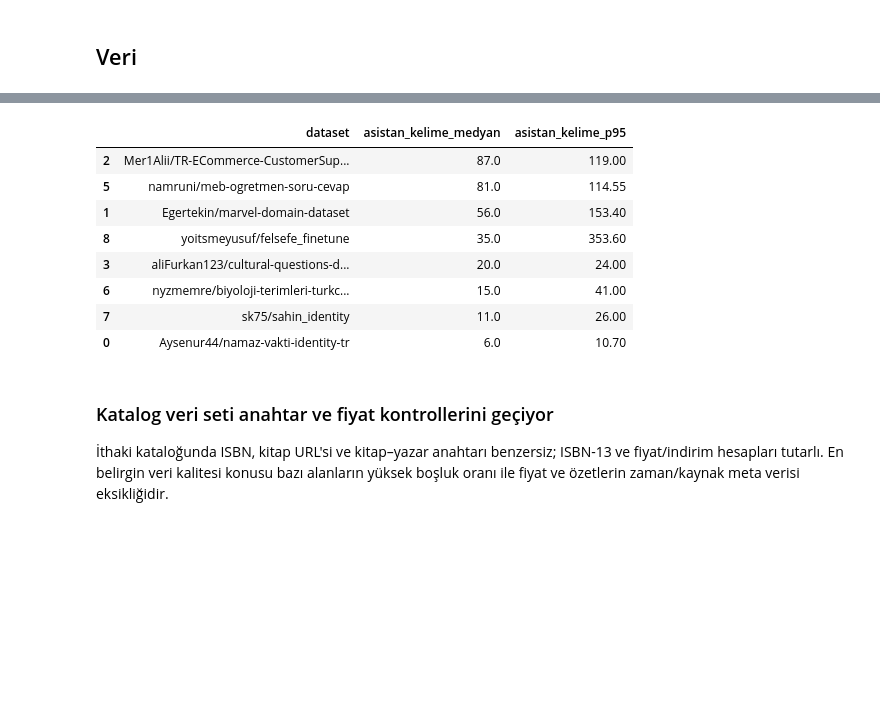
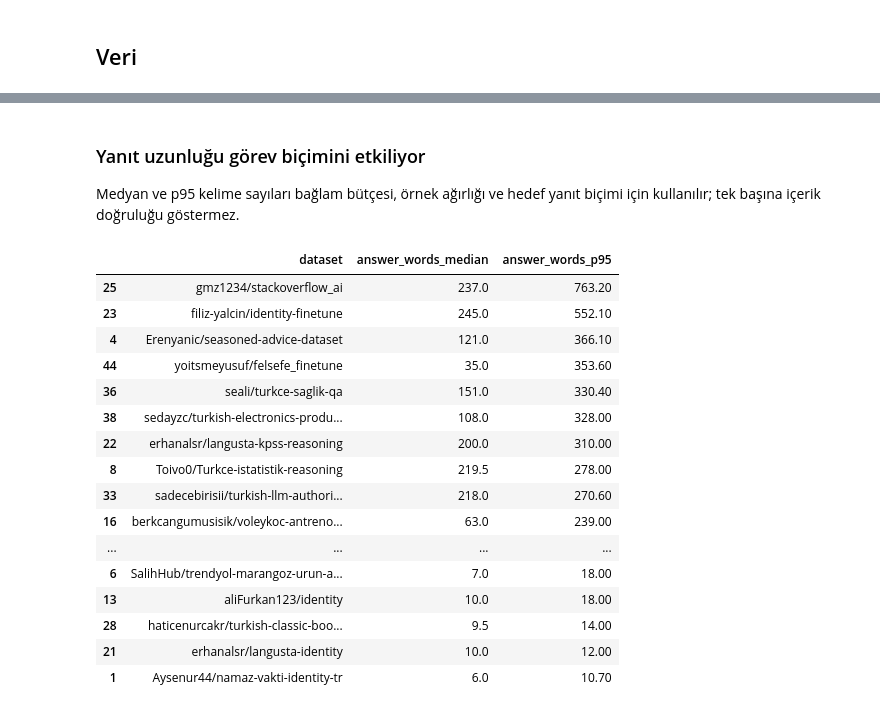
Before and after one commit to BilalAbic/huggingface-dataset-analizi, a Jupyter notebook: notebook/huggingface_dataset_quality_analysis.ipynb, the cells around one changed output, grey strips where cells are left out. Drawn from its saved outputs; the diff is of its cells as text; code cells hidden in the pictures; blank space fills up the shorter version.

```diff
--- a/notebook/huggingface_dataset_quality_analysis.ipynb
+++ b/notebook/huggingface_dataset_quality_analysis.ipynb
@@ -52,16 +100,25 @@ for item in profiles:
     scan = profile.get("text_scan", {})
     summary_rows.append({
         "dataset": item["dataset_id"],
-        "satır": profile["row_count"],
-        "biçim": profile["data_shape"],
-        "birebir_tekrar": profile["exact_duplicate_rows"],
-        "istem_tekrar_%": round(100 * profile.get("user_prompt_duplicates", {}).get("duplicate_rate", 0), 1),
-        "cevap_tekrar_%": round(100 * profile.get("assistant_answer_duplicates", {}).get("duplicate_rate", 0), 1),
+        "contributor": item.get("contributor"),
+        "rows": profile["row_count"],
+        "shape": profile["data_shape"],
+        "exact_duplicates": profile.get("exact_duplicate_rows", 0),
+        "prompt_duplicates_%": round(100 * profile.get("user_prompt_duplicates", {}).get("duplicate_rate", 0), 2),
+        "answer_duplicates_%": round(100 * profile.get("assistant_answer_duplicates", {}).get("duplicate_rate", 0), 2),
         "thinking": profile.get("nonempty_thinking_messages", 0),
-        "metin_null": profile.get("string_encoded_null_fields", 0),
-        "zaman_eşleşmesi": scan.get("time_sensitive_matches", 0),
-        "asistan_kelime_medyan": profile.get("assistant_word_length", {}).get("median"),
-        "asistan_kelime_p95": profile.get("assistant_word_length", {}).get("p95"),
+        "string_nulls": profile.get("string_encoded_null_fields", 0),
+        "time_sensitive_matches": scan.get("time_sensitive_matches", 0),
+        "answer_words_median": profile.get("assistant_word_length", {}).get("median"),
+        "answer_words_p95": profile.get("assistant_word_length", {}).get("p95"),
+        "json_answers": profile.get("structured_answers", {}).get("json_parsable_answers", 0),
+        "json_like_broken": profile.get("structured_answers", {}).get("json_like_but_unparsable_answers", 0),
+        "conflicting_prompt_families": profile.get("answer_families", {}).get(
+            "prompt_families_with_conflicting_answers", 0
+        ),
+        "cross_split_duplicate_rows": profile.get("split_integrity", {}).get(
+            "cross_split_duplicate_rows", 0
+        ),
     })
 
 summary = pd.DataFrame(summary_rows).sort_values("dataset").reset_index(drop=True)
@@ -133,19 +208,28 @@ Medyan ve yüzde 95 (p95) asistan yanıt uzunlukları, kısa sözlük açıklama
+# %% [markdown]
+### Yanıt uzunluğu görev biçimini etkiliyor
+
+Medyan ve p95 kelime sayıları bağlam bütçesi, örnek ağırlığı ve hedef
+yanıt biçimi için kullanılır; tek başına içerik doğruluğu göstermez.
 # %%
 summary.loc[
-    summary["biçim"] == "conversation",
-    ["dataset", "asistan_kelime_medyan", "asistan_kelime_p95"],
-].sort_values("asistan_kelime_medyan", ascending=False)
+    summary["answer_words_median"].notna(),
+    ["dataset", "answer_words_median", "answer_words_p95"],
+].sort_values("answer_words_p95", ascending=False)
 # %% [output]
-|  | dataset | asistan_kelime_medyan | asistan_kelime_p95 |
-| 2 | Mer1Alii/TR-ECommerce-CustomerSup... | 87.0 | 119.00 |
-| 5 | namruni/meb-ogretmen-soru-cevap | 81.0 | 114.55 |
-| 1 | Egertekin/marvel-domain-dataset | 56.0 | 153.40 |
-| 8 | yoitsmeyusuf/felsefe_finetune | 35.0 | 353.60 |
-| 3 | aliFurkan123/cultural-questions-d... | 20.0 | 24.00 |
-| 6 | nyzmemre/biyoloji-terimleri-turkc... | 15.0 | 41.00 |
-| 7 | sk75/sahin_identity | 11.0 | 26.00 |
-| 0 | Aysenur44/namaz-vakti-identity-tr | 6.0 | 10.70 |
+|  | dataset | answer_words_median | answer_words_p95 |
+| 25 | gmz1234/stackoverflow_ai | 237.0 | 763.20 |
+| 23 | filiz-yalcin/identity-finetune | 245.0 | 552.10 |
+| 4 | Erenyanic/seasoned-advice-dataset | 121.0 | 366.10 |
+| 44 | yoitsmeyusuf/felsefe_finetune | 35.0 | 353.60 |
+| 36 | seali/turkce-saglik-qa | 151.0 | 330.40 |
+| 38 | sedayzc/turkish-electronics-produ... | 108.0 | 328.00 |
+| 22 | erhanalsr/langusta-kpss-reasoning | 200.0 | 310.00 |
+| 8 | Toivo0/Turkce-istatistik-reasoning | 219.5 | 278.00 |
+| 33 | sadecebirisii/turkish-llm-authori... | 218.0 | 270.60 |
+| 16 | berkcangumusisik/voleykoc-antreno... | 63.0 | 239.00 |
+| ... | ... | ... | ... |
+| 6 | SalihHub/trendyol-marangoz-urun-a... | 7.0 | 18.00 |
+| 13 | aliFurkan123/identity | 10.0 | 18.00 |
+| 28 | haticenurcakr/turkish-classic-boo... | 9.5 | 14.00 |
+| 21 | erhanalsr/langusta-identity | 10.0 | 12.00 |
+| 1 | Aysenur44/namaz-vakti-identity-tr | 6.0 | 10.70 |
-# %% [markdown]
-### Katalog veri seti anahtar ve fiyat kontrollerini geçiyor
-
-İthaki kataloğunda ISBN, kitap URL'si ve kitap–yazar anahtarı benzersiz; ISBN-13 ve fiyat/indirim hesapları tutarlı. En belirgin veri kalitesi konusu bazı alanların yüksek boşluk oranı ile fiyat ve özetlerin zaman/kaynak meta verisi eksikliğidir.
```
Also changed, not shown: parts of 29 cells of this notebook, 32 other files.
